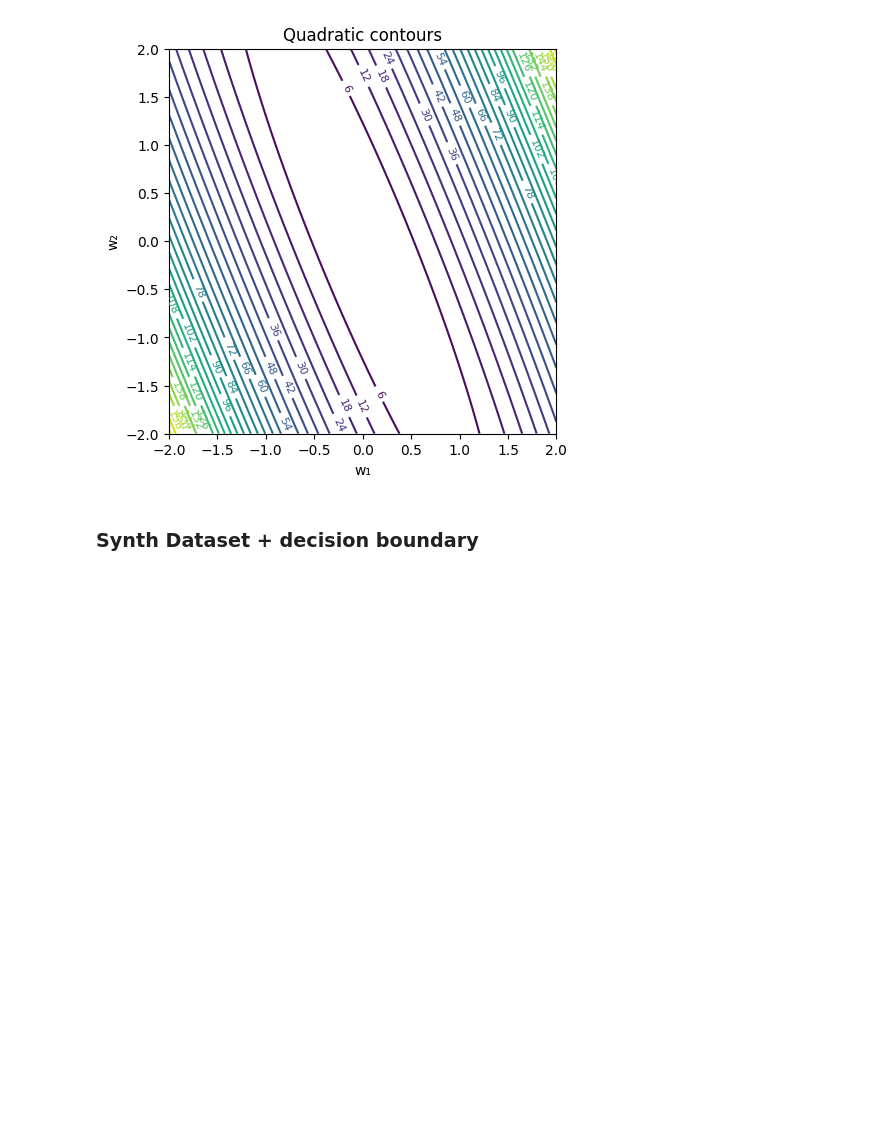
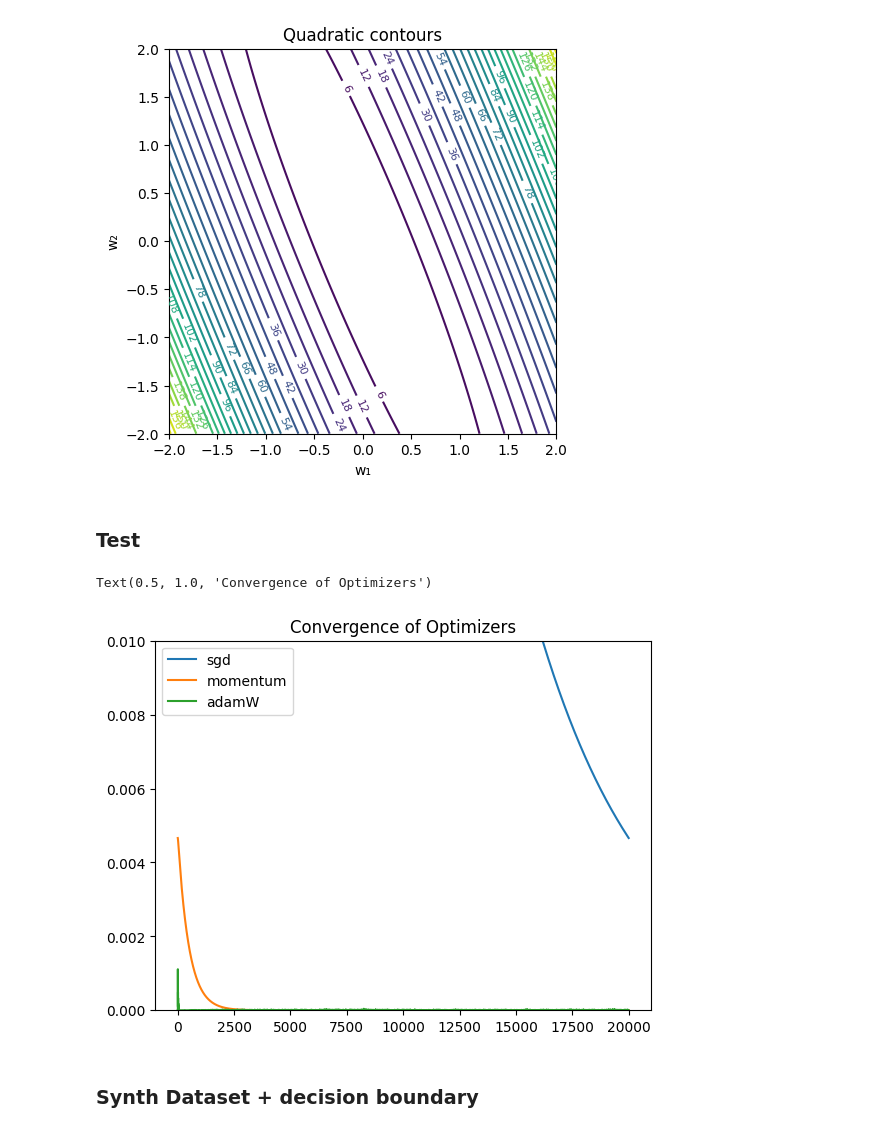
Before and after one commit to VojtaHavlicek/ML-onramp, a Jupyter notebook: 3.ipynb, the cells around one changed output. Drawn from its saved outputs; the diff is of its cells as text; code cells hidden in the pictures; blank space fills up the shorter version.

```diff
--- a/3.ipynb
+++ b/3.ipynb
@@ -131,3 +131,5 @@ plt.title("Quadratic contours")
 plt.show()
 # %% [output]
 [figure]
+# %% [markdown]
+### Test
@@ -134,3 +192,15 @@ plt.show()
+# %%
+fig, ax = plt.subplots()
+
+ax.plot(sgd_history, label="sgd")
+ax.plot(momentum_history, label="momentum")
+ax.plot(adamw_history, label="adamW")
+plt.ylim(0,0.01)
+plt.legend()
+plt.title("Convergence of Optimizers")
+# %% [output]
+Text(0.5, 1.0, 'Convergence of Optimizers')
+[figure, added]
 # %% [markdown]
 ### Synth Dataset + decision boundary
 # %%
```
Also changed, not shown: parts of 2 cells of this notebook, 3 other files.
